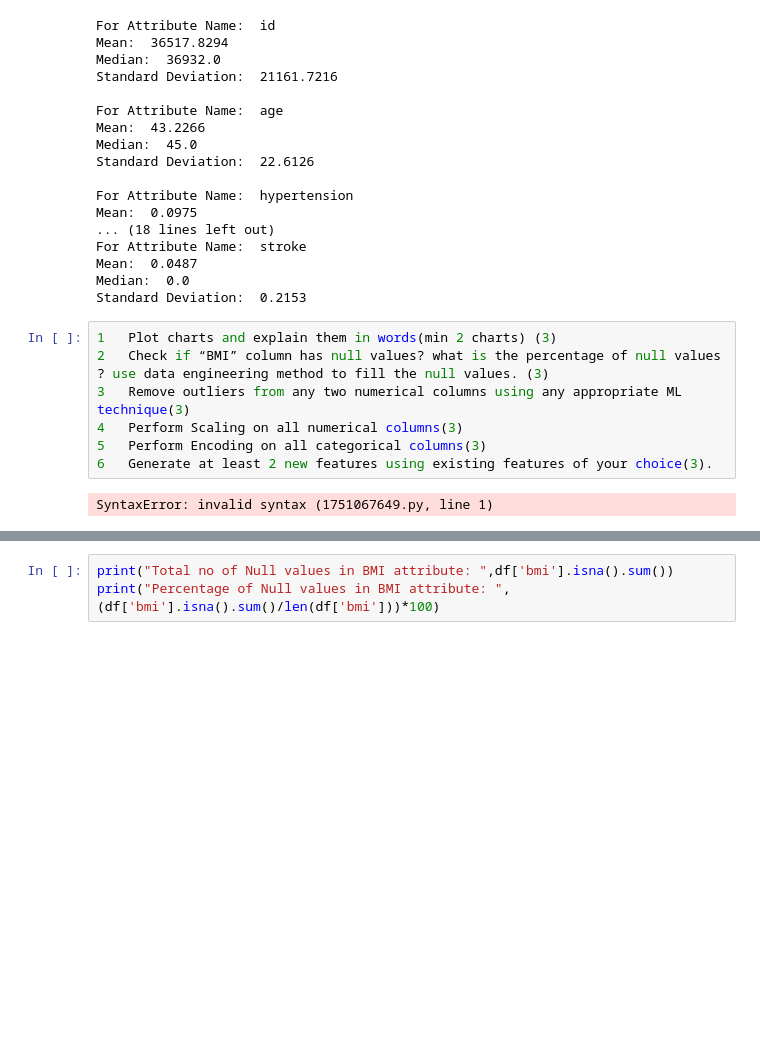
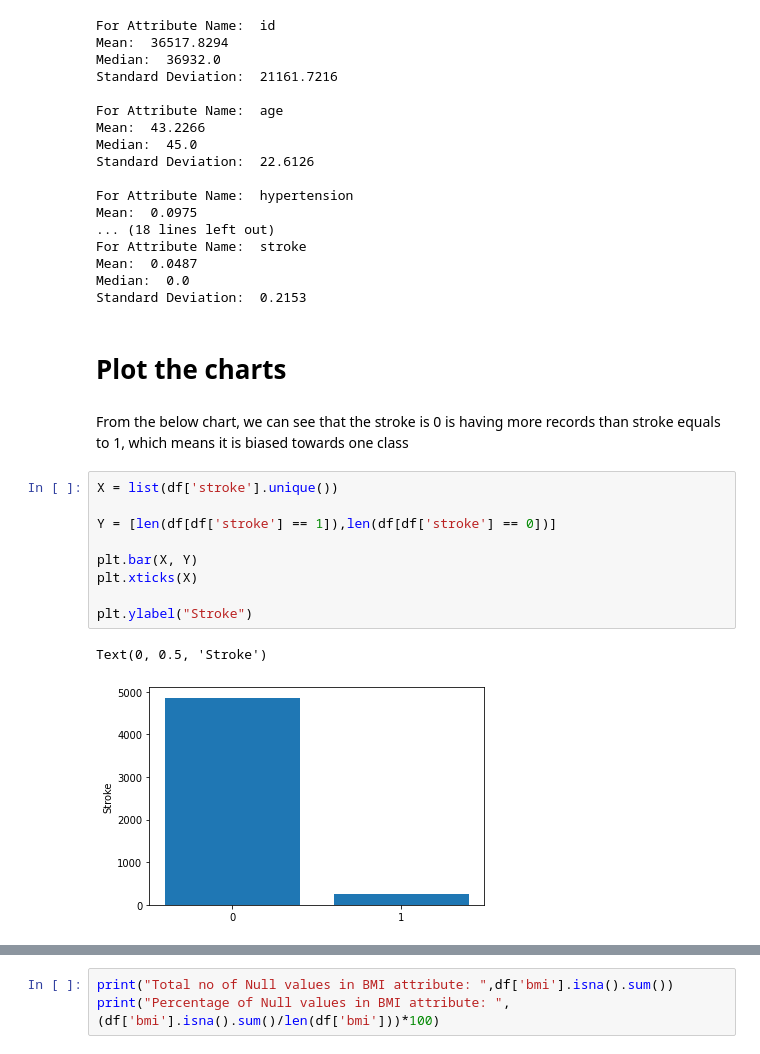
Before and after one commit to Esha-Gupta-DAX/Training, a Jupyter notebook: DAX-DS-Assignment-2022-Esha_Gupta/Data_Analytics/Data_Analytics.ipynb, the cells around one changed output, grey strips where cells are left out. Drawn from its saved outputs; the diff is of its cells as text; blank space fills up the shorter version.

```diff
--- a/DAX-DS-Assignment-2022-Esha_Gupta/Data_Analytics/Data_Analytics.ipynb
+++ b/DAX-DS-Assignment-2022-Esha_Gupta/Data_Analytics/Data_Analytics.ipynb
@@ -93,13 +97,21 @@ For Attribute Name:  stroke
 Mean:  0.0487
 Median:  0.0
 Standard Deviation:  0.2153
-# %%
-1	Plot charts and explain them in words(min 2 charts) (3)
-2	Check if “BMI” column has null values? what is the percentage of null values ? use data engineering method to fill the null values. (3)
-3	Remove outliers from any two numerical columns using any appropriate ML technique(3)
-4	Perform Scaling on all numerical columns(3)
-5	Perform Encoding on all categorical columns(3)
-6	Generate at least 2 new features using existing features of your choice(3).
-# %% [output]
-SyntaxError: invalid syntax (1751067649.py, line 1)
+# %% [markdown]
+# Plot the charts
+# %% [markdown]
+
+From the below chart, we can see that the stroke is 0 is having more records than stroke equals to 1, which means it is biased towards one class
+# %%
+X = list(df['stroke'].unique())
+
+Y = [len(df[df['stroke'] == 1]),len(df[df['stroke'] == 0])]
+
+plt.bar(X, Y)
+plt.xticks(X)
+
+plt.ylabel("Stroke")
+# %% [output]
+Text(0, 0.5, 'Stroke')
+[figure, added]
 # %%
```
Also changed, not shown: parts of 17 cells of this notebook, 2 other files.
